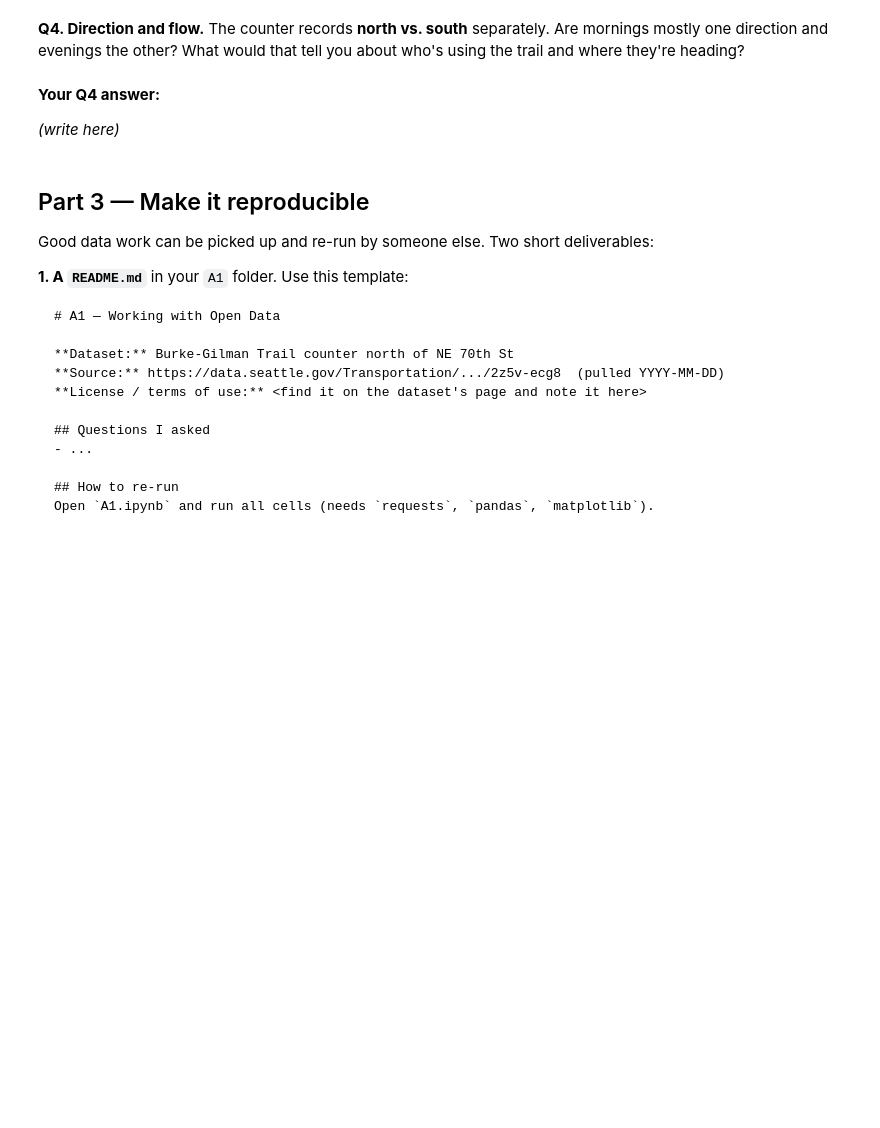
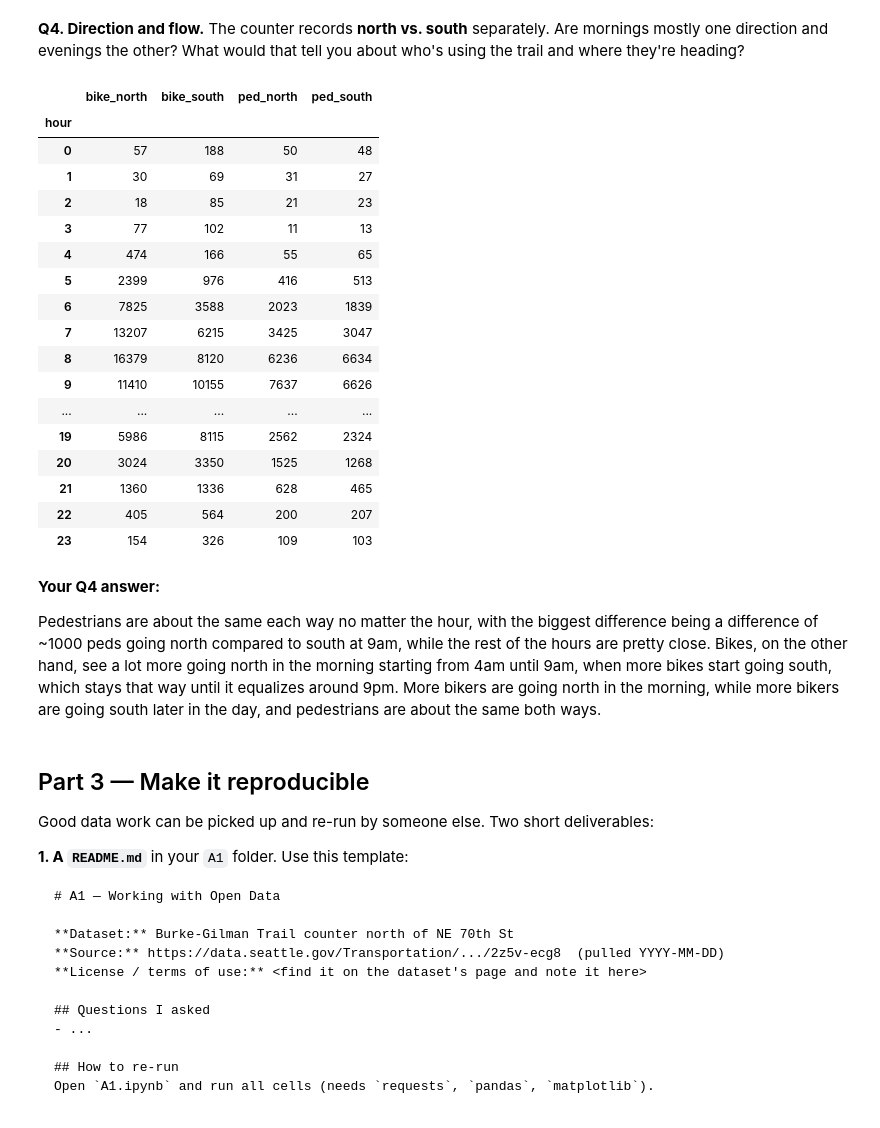
Before and after one commit to chyu05/hcde-410, a Jupyter notebook: A1/A1.ipynb, the cells around one changed output. Saved outputs shown, nothing was run; the diff lists cells and outputs as text; code cells hidden in the pictures; blank space fills up the shorter version.

```diff
--- a/A1/A1.ipynb
+++ b/A1/A1.ipynb
@@ -236,10 +236,31 @@ A commuting pattern would show that more bikes and pedestrians show up on weekda
 The counter records **north vs. south** separately. Are mornings mostly one direction and evenings the other? What would that tell you about who's using the trail and where they're heading?
 # %%
 # Your code for Q4
+north_v_south = df.groupby("hour")[["bike_north", "bike_south", "ped_north", "ped_south"]].sum()
+north_v_south
+# %% [output]
+|  | bike_north | bike_south | ped_north | ped_south |
+| hour |  |  |  |  |
+| 0 | 57 | 188 | 50 | 48 |
+| 1 | 30 | 69 | 31 | 27 |
+| 2 | 18 | 85 | 21 | 23 |
+| 3 | 77 | 102 | 11 | 13 |
+| 4 | 474 | 166 | 55 | 65 |
+| 5 | 2399 | 976 | 416 | 513 |
+| 6 | 7825 | 3588 | 2023 | 1839 |
+| 7 | 13207 | 6215 | 3425 | 3047 |
+| 8 | 16379 | 8120 | 6236 | 6634 |
+| 9 | 11410 | 10155 | 7637 | 6626 |
+| ... | ... | ... | ... | ... |
+| 19 | 5986 | 8115 | 2562 | 2324 |
+| 20 | 3024 | 3350 | 1525 | 1268 |
+| 21 | 1360 | 1336 | 628 | 465 |
+| 22 | 405 | 564 | 200 | 207 |
+| 23 | 154 | 326 | 109 | 103 |
 # %% [markdown]
 **Your Q4 answer:**
 
-*(write here)*
+Pedestrians are about the same each way no matter the hour, with the biggest difference being a difference of ~1000 peds going north compared to south at 9am, while the rest of the hours are pretty close. Bikes, on the other hand, see a lot more going north in the morning starting from 4am until 9am, when more bikes start going south, which stays that way until it equalizes around 9pm. More bikers are going north in the morning, while more bikers are going south later in the day, and pedestrians are about the same both ways.
 # %% [markdown]
 ## Part 3 — Make it reproducible
 
```
Also changed, not shown: parts of 1 cell of this notebook, 1 other file.
